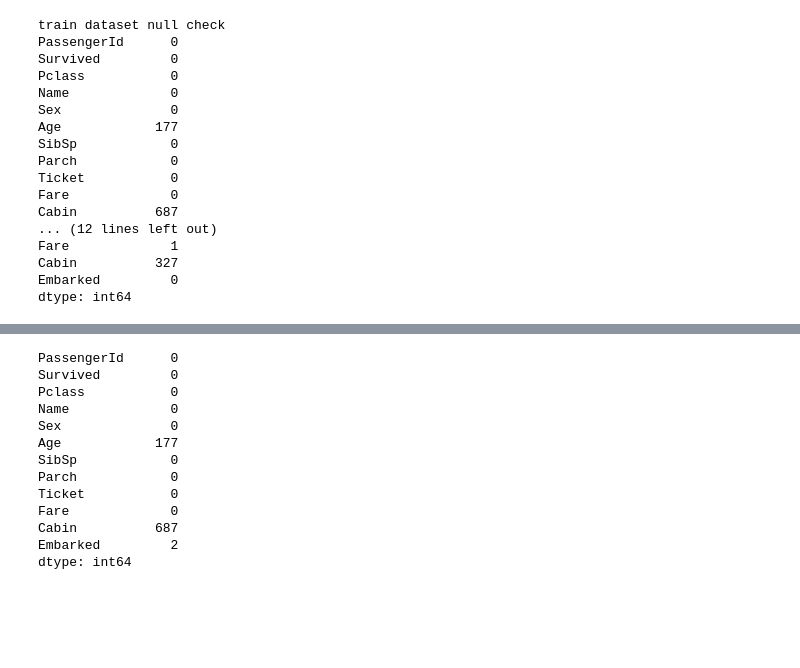
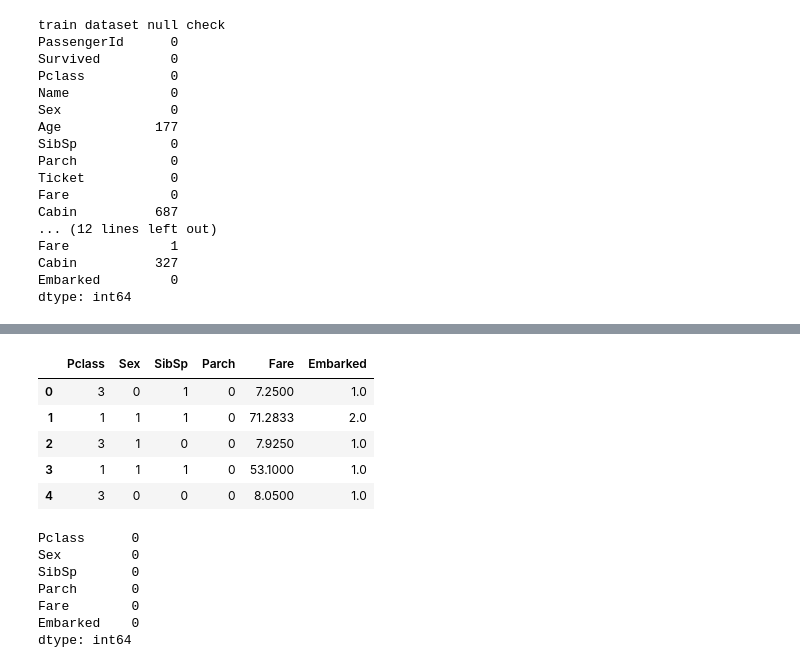
Before and after one commit to baekjiyoen/kaggle, a Jupyter notebook: titanic-tuturial.ipynb, the cells around one changed output, grey strips where cells are left out. Cells and saved outputs as stored; diff of their text form; code cells hidden in the pictures; blank space fills up the shorter version.

```diff
--- a/titanic-tuturial.ipynb
+++ b/titanic-tuturial.ipynb
@@ -115,16 +138,19 @@ train.describe(include = "all")
+# %%
+train_simple.head()
+# %% [output]
+|  | Pclass | Sex | SibSp | Parch | Fare | Embarked |
+| 0 | 3 | 0 | 1 | 0 | 7.2500 | 1.0 |
+| 1 | 1 | 1 | 1 | 0 | 71.2833 | 2.0 |
+| 2 | 3 | 1 | 0 | 0 | 7.9250 | 1.0 |
+| 3 | 1 | 1 | 1 | 0 | 53.1000 | 1.0 |
+| 4 | 3 | 0 | 0 | 0 | 8.0500 | 1.0 |
 # %%
-print(pd.isnull(train).sum())
+print(pd.isnull(train_simple).sum())
 # %% [output]
-PassengerId      0
-Survived         0
-Pclass           0
-Name             0
-Sex              0
-Age            177
-SibSp            0
-Parch            0
-Ticket           0
-Fare             0
-Cabin          687
-Embarked         2
+Pclass      0
+Sex         0
+SibSp       0
+Parch       0
+Fare        0
+Embarked    0
 dtype: int64
```
Also changed, not shown: parts of 16 cells of this notebook.
